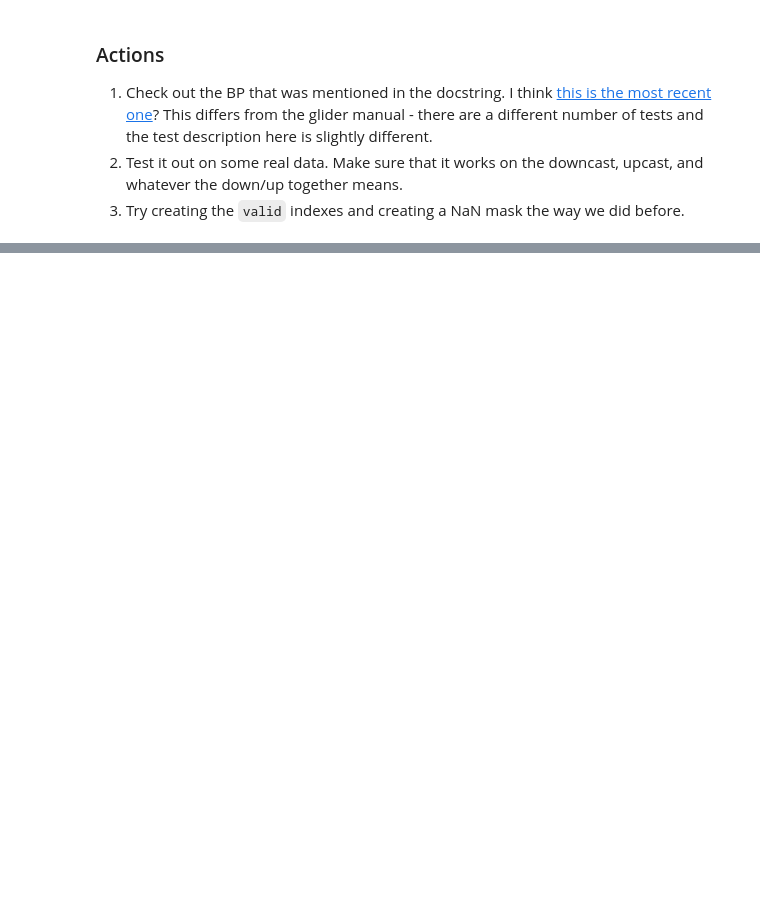
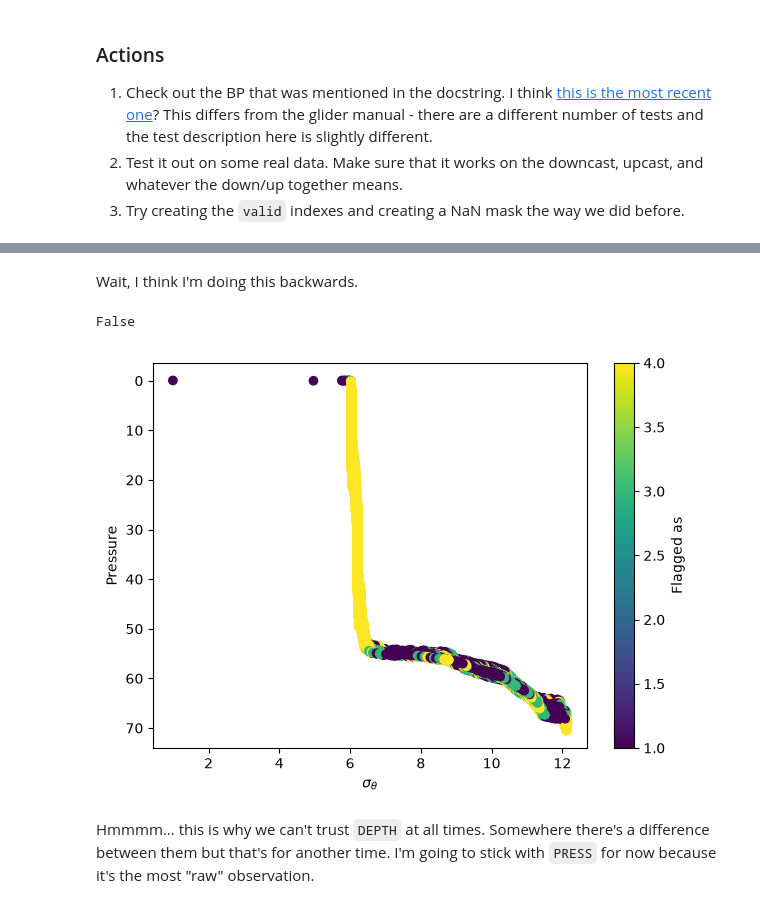
Before and after one commit to Klankers/mau_gsoc_qartod, a Jupyter notebook: deliverable_3.ipynb, the cells around one changed output, grey strips where cells are left out. Drawn from its saved outputs; the diff is of its cells as text; code cells hidden in the pictures; blank space fills up the shorter version.

```diff
--- a/deliverable_3.ipynb
+++ b/deliverable_3.ipynb
@@ -207,0 +409,18 @@ Ok, so regarding the other BP, it isn't actually too different. At least where t
+# %% [markdown]
+Wait, I think I'm doing this backwards.
+# %%
+flags_p = existing_density_inversion_test(df["sigma0"], df["PRES"], suspect_threshold=0.03, fail_threshold=0.01)
+flags_d = existing_density_inversion_test(df["sigma0"], df["DEPTH"], suspect_threshold=0.03, fail_threshold=0.01)
+print(all(flags_p == flags_d))
+fig, ax = plt.subplots(figsize=(7, 5))
+sc = ax.scatter(df["sigma0"][lo:hi], df["PRES"][lo:hi], c=flags_p[lo:hi],)
+ax.invert_yaxis()
+ax.set_ylabel("Pressure")
+ax.set_xlabel(r"$\sigma_\theta$")
+cbar = fig.colorbar(sc, ax=ax)
+cbar.set_label("Flagged as")
+# %% [output]
+False
+[figure, added]
+# %% [markdown]
+Hmmmm... this is why we can't trust `DEPTH` at all times. Somewhere there's a difference between them but that's for another time. I'm going to stick with `PRESS` for now because it's the most "raw" observation.
```
Also changed, not shown: parts of 48 cells of this notebook.
